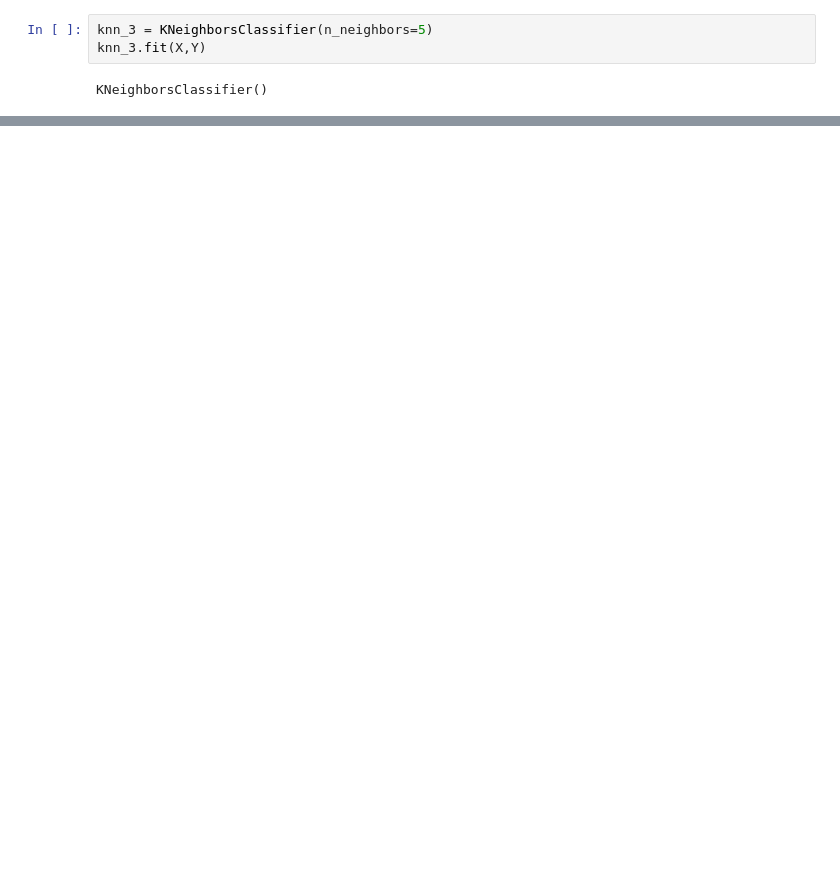
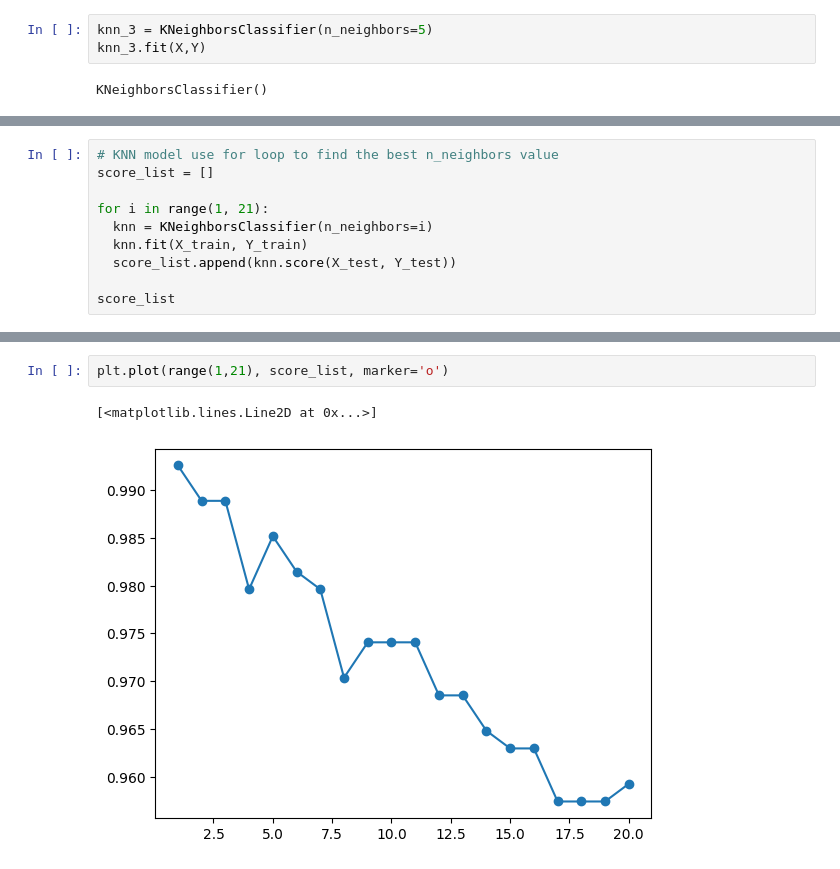
Before and after one commit to Innovanito/Machine-Learning-Tutorial, a Jupyter notebook: K Nearest Neighbors Classification/exercise.ipynb, the cells around one changed output, grey strips where cells are left out. Cells and saved outputs as stored; diff of their text form; blank space fills up the shorter version.

```diff
--- a/K Nearest Neighbors Classification/exercise.ipynb
+++ b/K Nearest Neighbors Classification/exercise.ipynb
@@ -131,0 +132,10 @@ weighted avg       0.99      0.99      0.99       540
+# %%
+# KNN model use for loop to find the best n_neighbors value
+score_list = []
+
+for i in range(1, 21):
+  knn = KNeighborsClassifier(n_neighbors=i)
+  knn.fit(X_train, Y_train)
+  score_list.append(knn.score(X_test, Y_test))
+
+score_list
@@ -131,0 +163,5 @@ weighted avg       0.99      0.99      0.99       540
+# %%
+plt.plot(range(1,21), score_list, marker='o')
+# %% [output]
+[<matplotlib.lines.Line2D at 0x...>]
+[figure, added]
```
Also changed, not shown: parts of 7 cells of this notebook, 3 other files.
